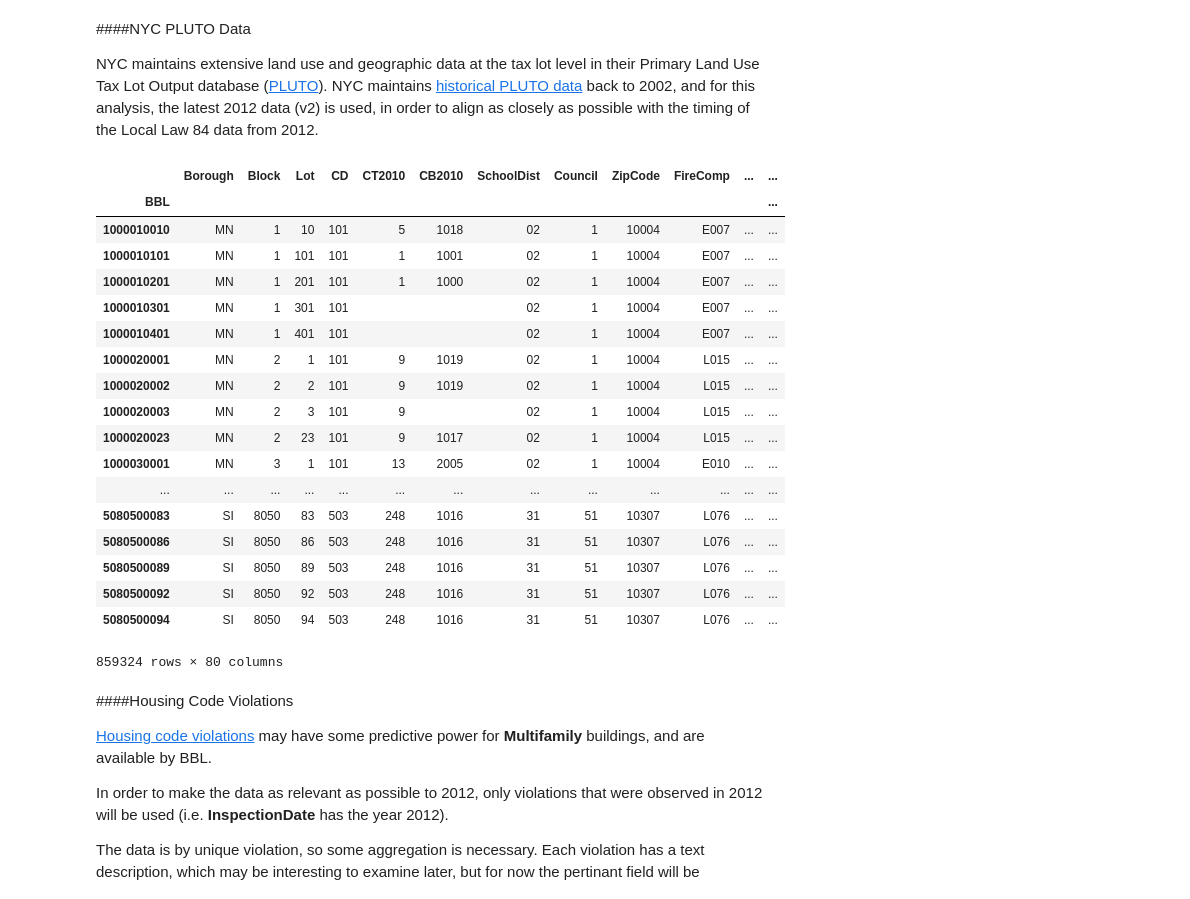
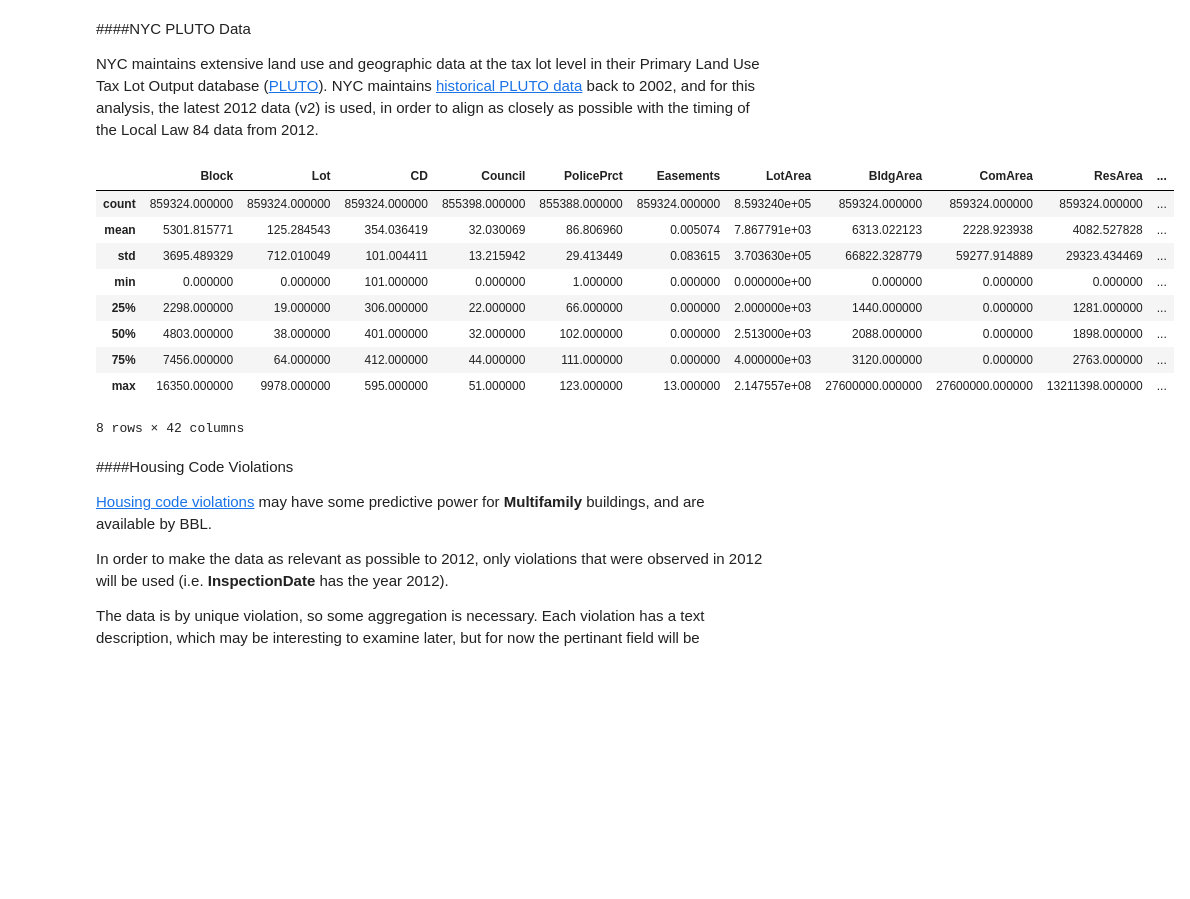
Before and after one commit to theolove/ga_project1_tlove, a Jupyter notebook: projects/Project 2/Project_2_tlove.ipynb, the cells around one changed output. Saved outputs shown, nothing was run; the diff lists cells and outputs as text; code cells hidden in the pictures; blank space fills up the shorter version.

```diff
--- a/projects/Project 2/Project_2_tlove.ipynb
+++ b/projects/Project 2/Project_2_tlove.ipynb
@@ -73,53 +73,44 @@ mn = pd.read_csv(data_folder + '/nyc_pluto_12v2/mn12v2.txt',
 bx = pd.read_csv(data_folder + '/nyc_pluto_12v2/bx12v2.txt',
                  skipfooter=1,
                  engine="python",
                  skipinitialspace=True,
                  )
 
 # Brooklyn
 bk = pd.read_csv(data_folder + '/nyc_pluto_12v2/bk12v2.txt',
                  skipfooter=1,
                  engine="python",
                  skipinitialspace=True,
                  )
 
 # Queens
 qn = pd.read_csv(data_folder + '/nyc_pluto_12v2/qn12v2.txt',
                  skipfooter=1,
                  engine="python",
                  skipinitialspace=True,
                  )
 
 # Staten Island
 si = pd.read_csv(data_folder + '/nyc_pluto_12v2/si12v2.txt',
                  skipfooter=1,
                  engine="python",
                  skipinitialspace=True,
                  )
 
 # Combine and set BBL as the index (already checked for uniqueness)
 pluto = pd.concat([mn,bx,bk,qn,si], axis=0)
-pluto.set_index(pluto.BBL)
+pluto.describe()
 # %% [output]
-|  | Borough | Block | Lot | CD | CT2010 | CB2010 | SchoolDist | Council | ZipCode | FireComp | ... | ... |
-| BBL |  |  |  |  |  |  |  |  |  |  |  | ... |
-| 1000010010 | MN | 1 | 10 | 101 | 5 | 1018 | 02 | 1 | 10004 | E007 | ... | ... |
-| 1000010101 | MN | 1 | 101 | 101 | 1 | 1001 | 02 | 1 | 10004 | E007 | ... | ... |
-| 1000010201 | MN | 1 | 201 | 101 | 1 | 1000 | 02 | 1 | 10004 | E007 | ... | ... |
-| 1000010301 | MN | 1 | 301 | 101 |  |  | 02 | 1 | 10004 | E007 | ... | ... |
-| 1000010401 | MN | 1 | 401 | 101 |  |  | 02 | 1 | 10004 | E007 | ... | ... |
-| 1000020001 | MN | 2 | 1 | 101 | 9 | 1019 | 02 | 1 | 10004 | L015 | ... | ... |
-| 1000020002 | MN | 2 | 2 | 101 | 9 | 1019 | 02 | 1 | 10004 | L015 | ... | ... |
-| 1000020003 | MN | 2 | 3 | 101 | 9 |  | 02 | 1 | 10004 | L015 | ... | ... |
-| 1000020023 | MN | 2 | 23 | 101 | 9 | 1017 | 02 | 1 | 10004 | L015 | ... | ... |
-| 1000030001 | MN | 3 | 1 | 101 | 13 | 2005 | 02 | 1 | 10004 | E010 | ... | ... |
-| ... | ... | ... | ... | ... | ... | ... | ... | ... | ... | ... | ... | ... |
-| 5080500083 | SI | 8050 | 83 | 503 | 248 | 1016 | 31 | 51 | 10307 | L076 | ... | ... |
-| 5080500086 | SI | 8050 | 86 | 503 | 248 | 1016 | 31 | 51 | 10307 | L076 | ... | ... |
-| 5080500089 | SI | 8050 | 89 | 503 | 248 | 1016 | 31 | 51 | 10307 | L076 | ... | ... |
-| 5080500092 | SI | 8050 | 92 | 503 | 248 | 1016 | 31 | 51 | 10307 | L076 | ... | ... |
-| 5080500094 | SI | 8050 | 94 | 503 | 248 | 1016 | 31 | 51 | 10307 | L076 | ... | ... |
+|  | Block | Lot | CD | Council | PolicePrct | Easements | LotArea | BldgArea | ComArea | ResArea | ... |
+| count | 859324.000000 | 859324.000000 | 859324.000000 | 855398.000000 | 855388.000000 | 859324.000000 | 8.593240e+05 | 859324.000000 | 859324.000000 | 859324.000000 | ... |
+| mean | 5301.815771 | 125.284543 | 354.036419 | 32.030069 | 86.806960 | 0.005074 | 7.867791e+03 | 6313.022123 | 2228.923938 | 4082.527828 | ... |
+| std | 3695.489329 | 712.010049 | 101.004411 | 13.215942 | 29.413449 | 0.083615 | 3.703630e+05 | 66822.328779 | 59277.914889 | 29323.434469 | ... |
+| min | 0.000000 | 0.000000 | 101.000000 | 0.000000 | 1.000000 | 0.000000 | 0.000000e+00 | 0.000000 | 0.000000 | 0.000000 | ... |
+| 25% | 2298.000000 | 19.000000 | 306.000000 | 22.000000 | 66.000000 | 0.000000 | 2.000000e+03 | 1440.000000 | 0.000000 | 1281.000000 | ... |
+| 50% | 4803.000000 | 38.000000 | 401.000000 | 32.000000 | 102.000000 | 0.000000 | 2.513000e+03 | 2088.000000 | 0.000000 | 1898.000000 | ... |
+| 75% | 7456.000000 | 64.000000 | 412.000000 | 44.000000 | 111.000000 | 0.000000 | 4.000000e+03 | 3120.000000 | 0.000000 | 2763.000000 | ... |
+| max | 16350.000000 | 9978.000000 | 595.000000 | 51.000000 | 123.000000 | 13.000000 | 2.147557e+08 | 27600000.000000 | 27600000.000000 | 13211398.000000 | ... |
-859324 rows × 80 columns
+8 rows × 42 columns
 # %% [markdown]
 ####Housing Code Violations
 
```
Also changed, not shown: parts of 49 cells of this notebook, 6 other files.
